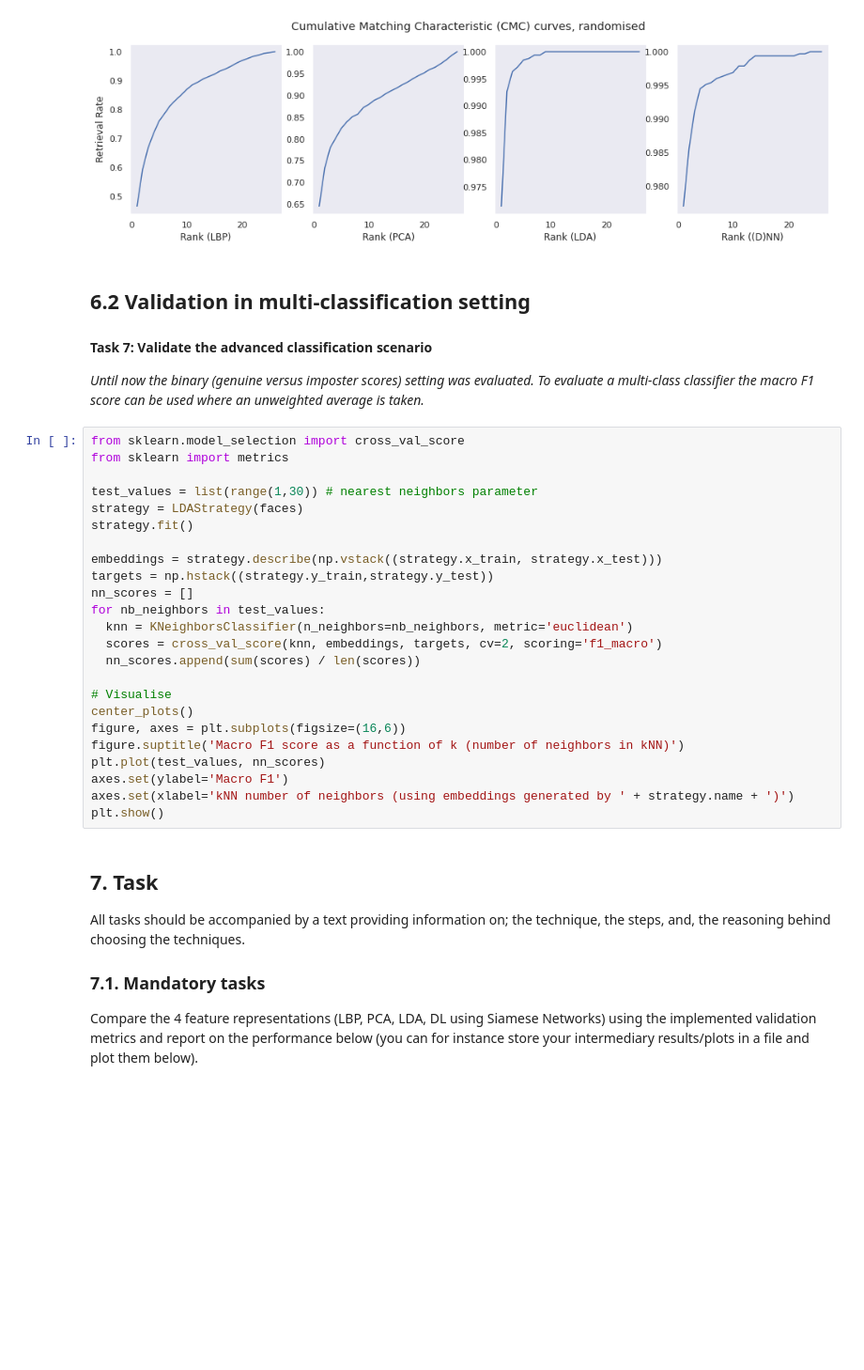
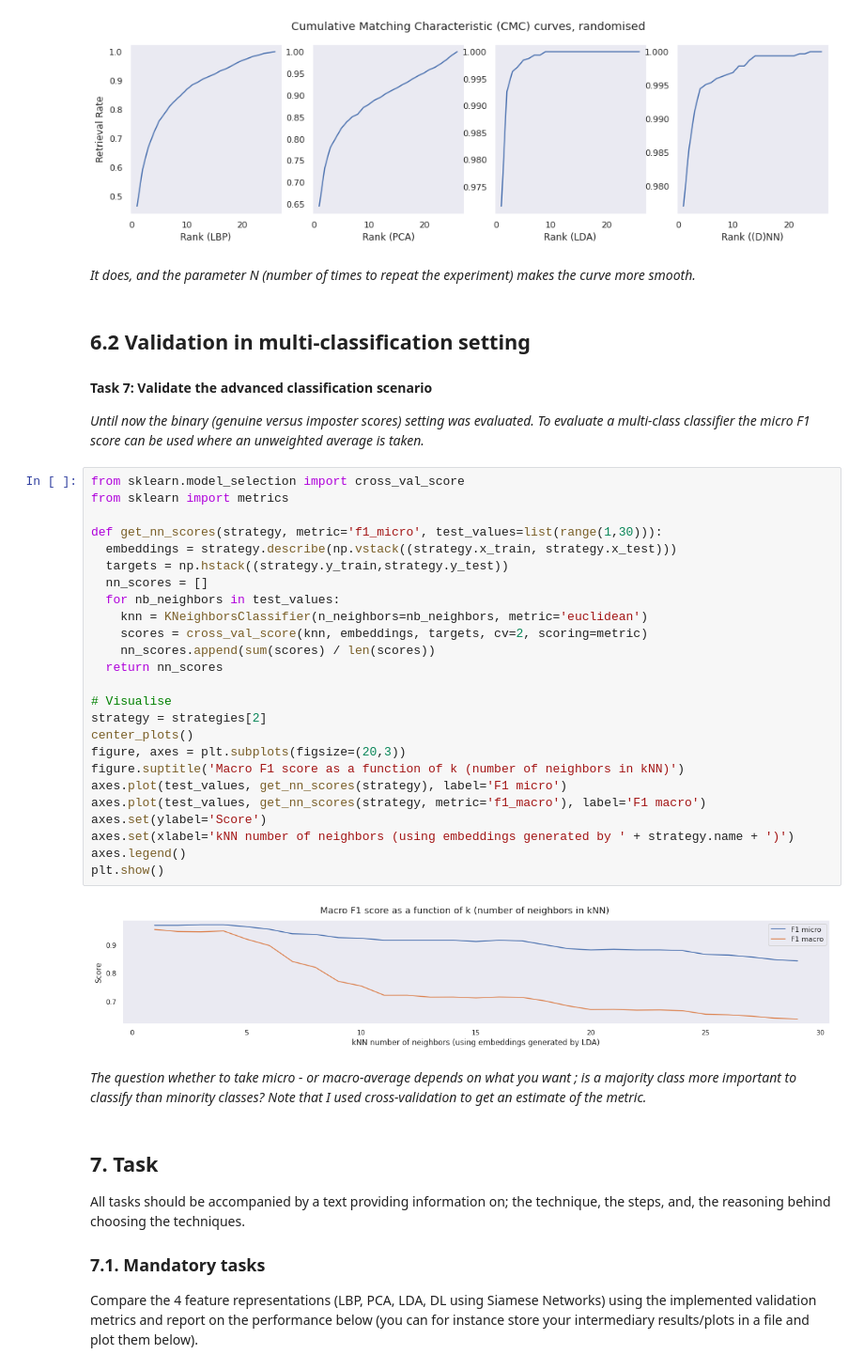
Before and after one commit to BrunoVandekerkhove/biometric-systems, a Jupyter notebook: face_recognition/facial_recognition.ipynb, the cells around one changed output. Shown at 94% size. Saved outputs shown, nothing was run; the diff lists cells and outputs as text; blank space fills up the shorter version.

Commit message:
Micro & macro calculation for KNN classification

```diff
--- a/face_recognition/facial_recognition.ipynb
+++ b/face_recognition/facial_recognition.ipynb
@@ -868,36 +868,43 @@ for (i,strategy) in zip(range(len(considered_strategies)),considered_strategies)
 plt.show()
 # %% [output]
 [figure]
+# %% [markdown]
+*It does, and the parameter N (number of times to repeat the experiment) makes the curve more smooth.*
 # %% [markdown]
 ## 6.2 Validation in multi-classification setting
 
 #### Task 7: Validate the advanced classification scenario
 
-*Until now the binary (genuine versus imposter scores) setting was evaluated. To evaluate a multi-class classifier the macro F1 score can be used where an unweighted average is taken.*
+*Until now the binary (genuine versus imposter scores) setting was evaluated. To evaluate a multi-class classifier the micro F1 score can be used where an unweighted average is taken.*
 # %%
 from sklearn.model_selection import cross_val_score
 from sklearn import metrics
 
-test_values = list(range(1,30)) # nearest neighbors parameter
-strategy = LDAStrategy(faces)
-strategy.fit()
-
-embeddings = strategy.describe(np.vstack((strategy.x_train, strategy.x_test)))
-targets = np.hstack((strategy.y_train,strategy.y_test))
-nn_scores = []
-for nb_neighbors in test_values:
-  knn = KNeighborsClassifier(n_neighbors=nb_neighbors, metric='euclidean')
-  scores = cross_val_score(knn, embeddings, targets, cv=2, scoring='f1_macro')
-  nn_scores.append(sum(scores) / len(scores))
+def get_nn_scores(strategy, metric='f1_micro', test_values=list(range(1,30))):
+  embeddings = strategy.describe(np.vstack((strategy.x_train, strategy.x_test)))
+  targets = np.hstack((strategy.y_train,strategy.y_test))
+  nn_scores = []
+  for nb_neighbors in test_values:
+    knn = KNeighborsClassifier(n_neighbors=nb_neighbors, metric='euclidean')
+    scores = cross_val_score(knn, embeddings, targets, cv=2, scoring=metric)
+    nn_scores.append(sum(scores) / len(scores))
+  return nn_scores
 
 # Visualise
+strategy = strategies[2]
 center_plots()
-figure, axes = plt.subplots(figsize=(16,6))
+figure, axes = plt.subplots(figsize=(20,3))
 figure.suptitle('Macro F1 score as a function of k (number of neighbors in kNN)')
-plt.plot(test_values, nn_scores)
-axes.set(ylabel='Macro F1')
+axes.plot(test_values, get_nn_scores(strategy), label='F1 micro')
+axes.plot(test_values, get_nn_scores(strategy, metric='f1_macro'), label='F1 macro')
+axes.set(ylabel='Score')
 axes.set(xlabel='kNN number of neighbors (using embeddings generated by ' + strategy.name + ')')
+axes.legend()
 plt.show()
+# %% [output]
+[figure, added]
+# %% [markdown]
+*The question whether to take micro - or macro-average depends on what you want ; is a majority class more important to classify than minority classes? Note that I used cross-validation to get an estimate of the metric.*
 # %% [markdown]
 ## 7. Task
 All tasks should be accompanied by a text providing information on; the technique, the steps, and, the reasoning behind choosing the techniques.
```
